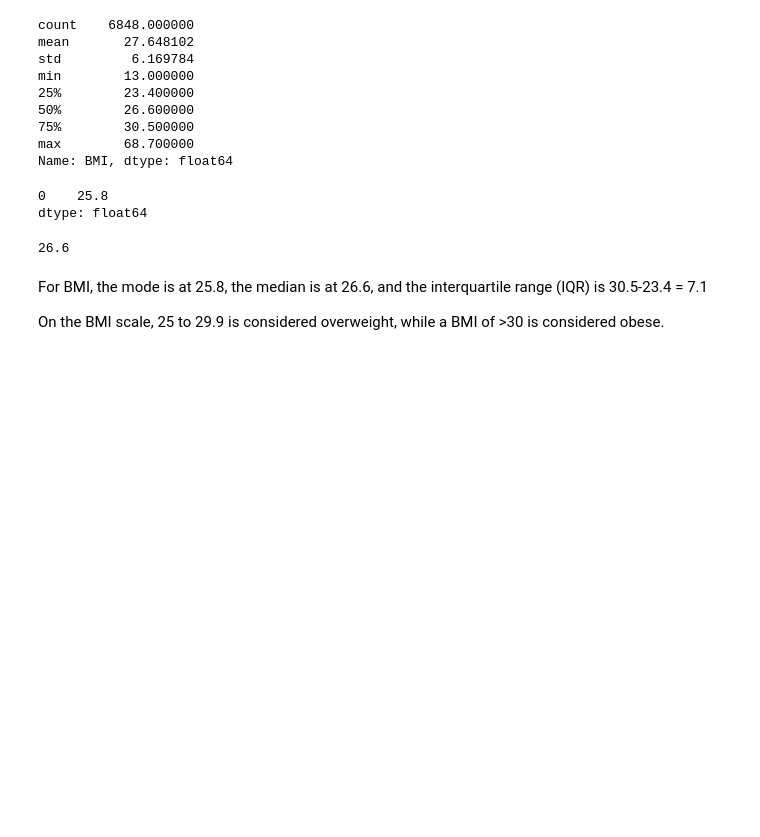
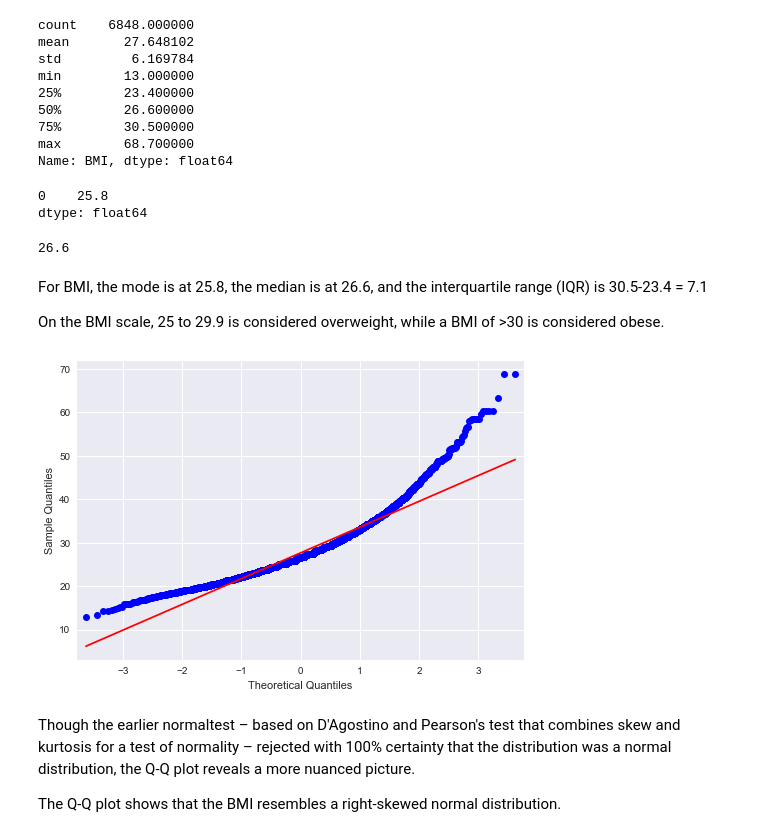
Before and after one commit to br4qua/atus-analysis-obesity, a Jupyter notebook: analyses/exploratory_analysis.ipynb, the cells around one changed output. Cells and saved outputs as stored; diff of their text form; code cells hidden in the pictures; blank space fills up the shorter version.

```diff
--- a/analyses/exploratory_analysis.ipynb
+++ b/analyses/exploratory_analysis.ipynb
@@ -70,3 +94,14 @@ df_atus['BMI'].median()
 For BMI, the mode is at 25.8, the median is at 26.6, and the interquartile range (IQR) is 30.5-23.4 = 7.1
 
 On the BMI scale, 25 to 29.9 is considered overweight, while a BMI of >30 is considered obese.
+# %%
+import statsmodels.api as sm
+
+fig = sm.qqplot(df_atus['BMI'], line='r')
+plt.show()
+# %% [output]
+[figure, added]
+# %% [markdown]
+Though the earlier normaltest – based on D'Agostino and Pearson's test that combines skew and kurtosis for a test of normality – rejected with 100% certainty that the distribution was a normal distribution, the Q-Q plot reveals a more nuanced picture.
+
+The Q-Q plot shows that the BMI resembles a right-skewed normal distribution.
```
Also changed, not shown: parts of 7 cells of this notebook.
